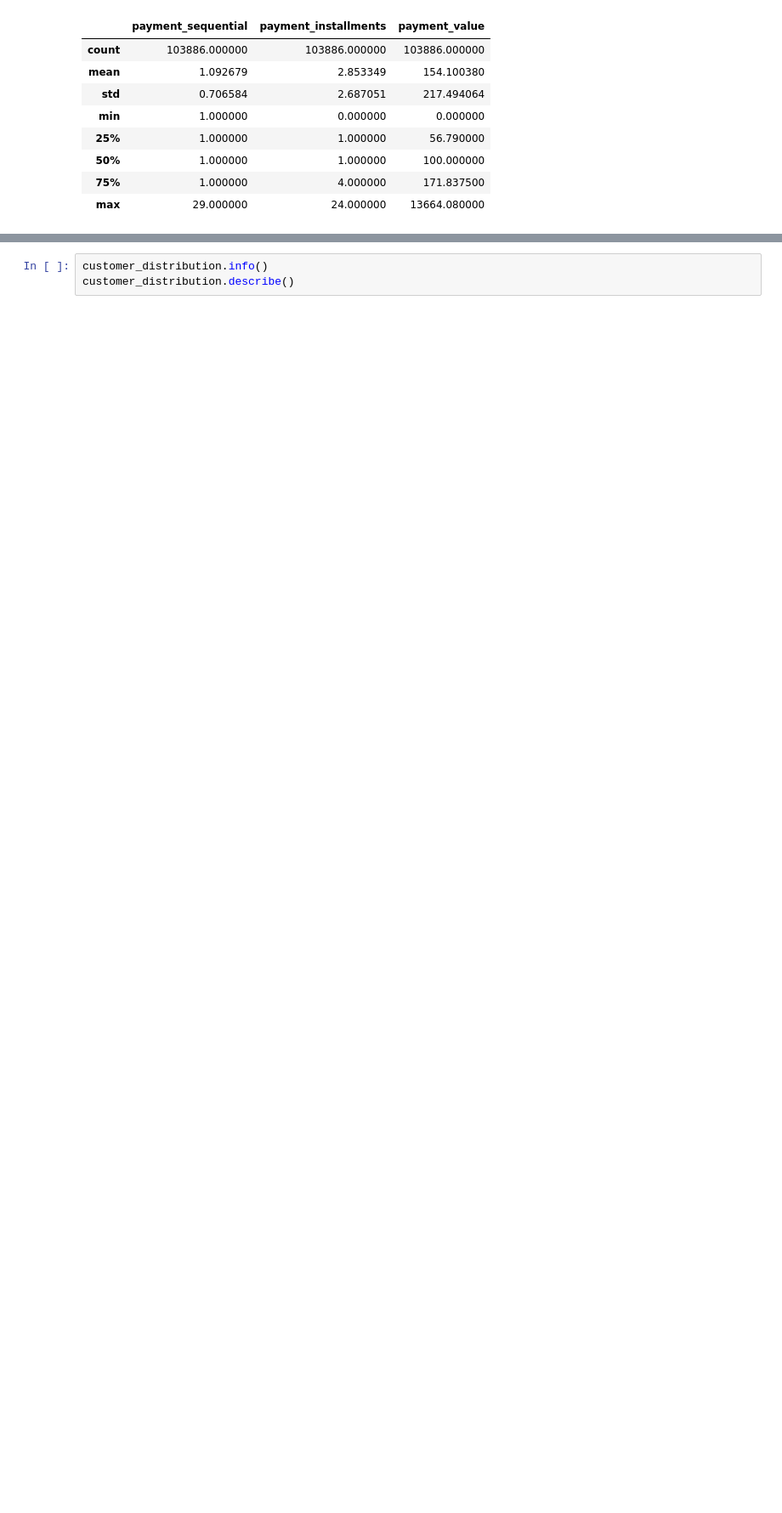
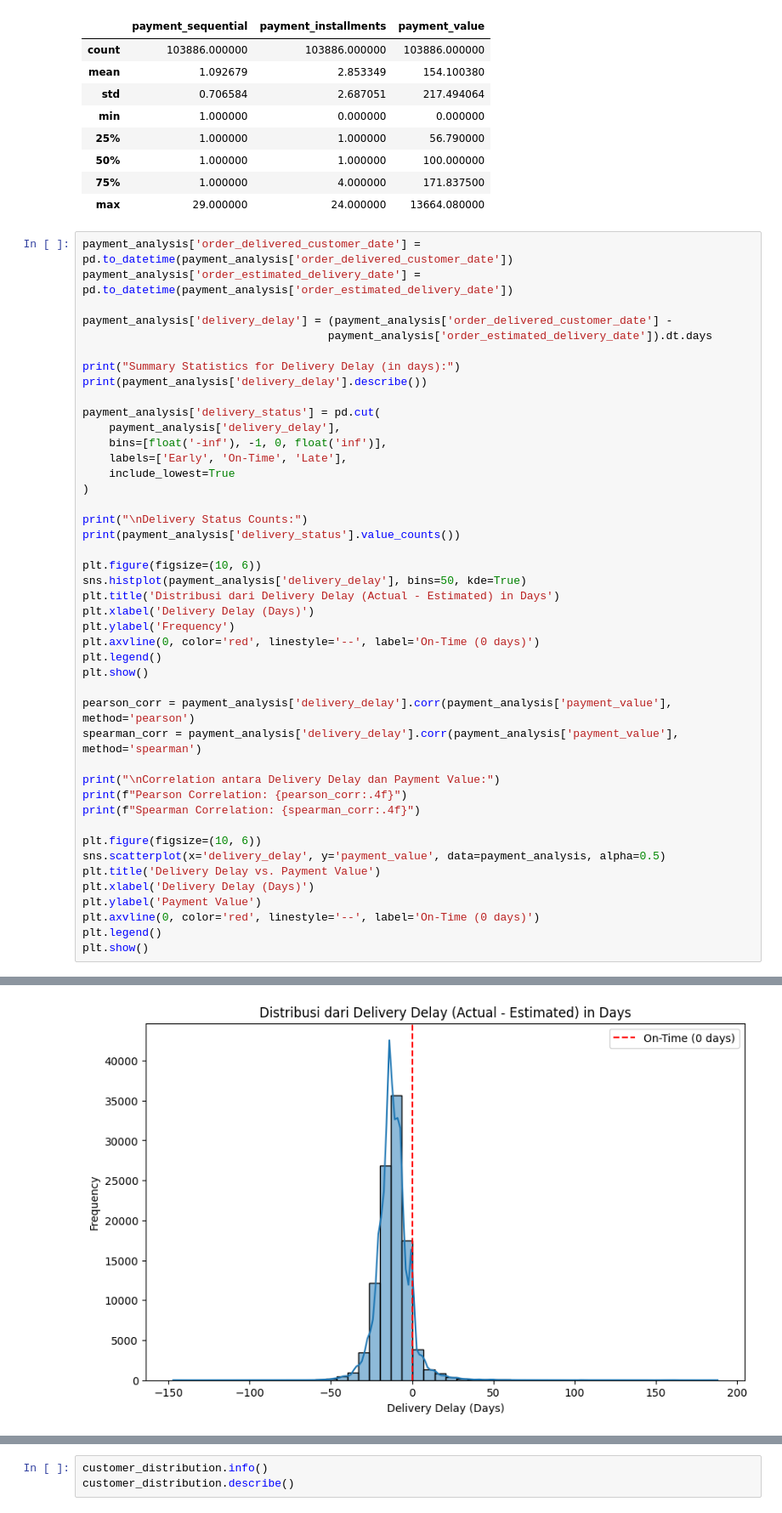
Before and after one commit to mraihanaf/dicoding-data-analyst-project, a Jupyter notebook: Proyek_Analisis_Data.ipynb, the cells around one changed output, grey strips where cells are left out. Shown at 85% size. Drawn from its saved outputs; the diff is of its cells as text; blank space fills up the shorter version.

```diff
--- a/Proyek_Analisis_Data.ipynb
+++ b/Proyek_Analisis_Data.ipynb
@@ -306,3 +341,48 @@ memory usage: 9.5+ MB
 | 50% | 1.000000 | 1.000000 | 100.000000 |
 | 75% | 1.000000 | 4.000000 | 171.837500 |
 | max | 29.000000 | 24.000000 | 13664.080000 |
+# %%
+payment_analysis['order_delivered_customer_date'] = pd.to_datetime(payment_analysis['order_delivered_customer_date'])
+payment_analysis['order_estimated_delivery_date'] = pd.to_datetime(payment_analysis['order_estimated_delivery_date'])
+
+payment_analysis['delivery_delay'] = (payment_analysis['order_delivered_customer_date'] -
+                                     payment_analysis['order_estimated_delivery_date']).dt.days
+
+print("Summary Statistics for Delivery Delay (in days):")
+print(payment_analysis['delivery_delay'].describe())
+
+payment_analysis['delivery_status'] = pd.cut(
+    payment_analysis['delivery_delay'],
+    bins=[float('-inf'), -1, 0, float('inf')],
+    labels=['Early', 'On-Time', 'Late'],
+    include_lowest=True
+)
+
+print("\nDelivery Status Counts:")
+print(payment_analysis['delivery_status'].value_counts())
+
+plt.figure(figsize=(10, 6))
+sns.histplot(payment_analysis['delivery_delay'], bins=50, kde=True)
+plt.title('Distribusi dari Delivery Delay (Actual - Estimated) in Days')
+plt.xlabel('Delivery Delay (Days)')
+plt.ylabel('Frequency')
+plt.axvline(0, color='red', linestyle='--', label='On-Time (0 days)')
+plt.legend()
+plt.show()
+
+pearson_corr = payment_analysis['delivery_delay'].corr(payment_analysis['payment_value'], method='pearson')
+spearman_corr = payment_analysis['delivery_delay'].corr(payment_analysis['payment_value'], method='spearman')
+
+print("\nCorrelation antara Delivery Delay dan Payment Value:")
+print(f"Pearson Correlation: {pearson_corr:.4f}")
+print(f"Spearman Correlation: {spearman_corr:.4f}")
+
+plt.figure(figsize=(10, 6))
+sns.scatterplot(x='delivery_delay', y='payment_value', data=payment_analysis, alpha=0.5)
+plt.title('Delivery Delay vs. Payment Value')
+plt.xlabel('Delivery Delay (Days)')
+plt.ylabel('Payment Value')
+plt.axvline(0, color='red', linestyle='--', label='On-Time (0 days)')
+plt.legend()
+plt.show()
+# %% [output]
@@ -308,0 +406 @@ memory usage: 9.5+ MB
+[figure, added]
```
Also changed, not shown: parts of 14 cells of this notebook, 2 other files.
